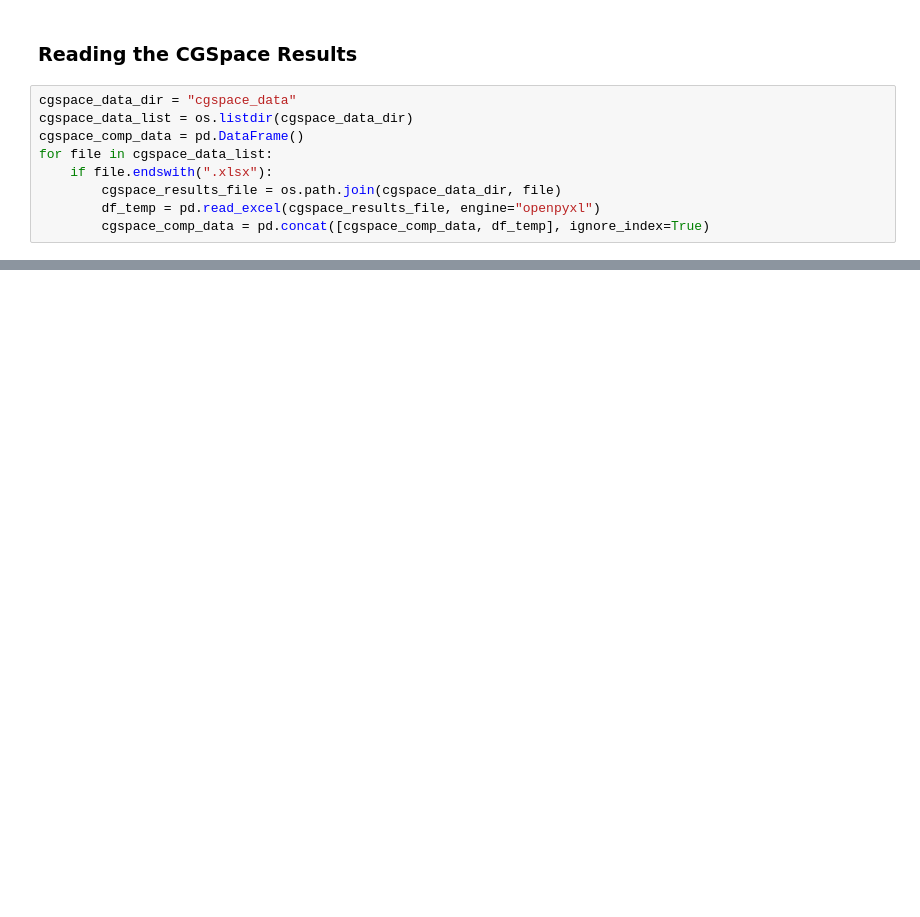
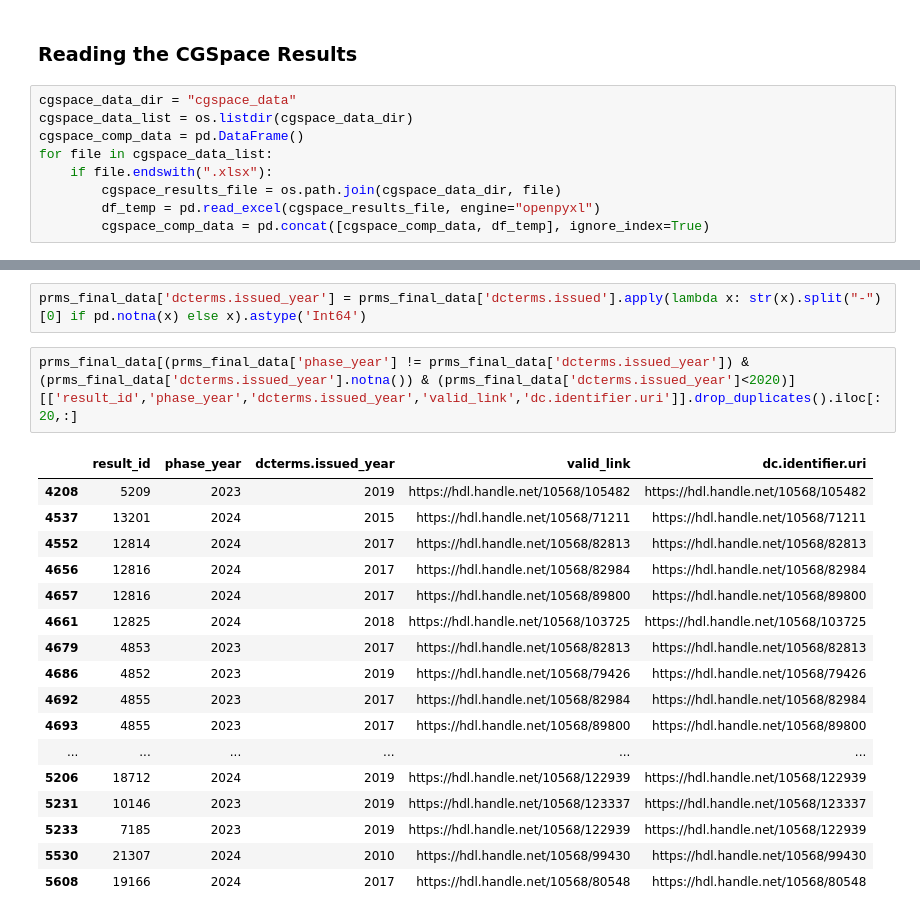
Before and after one commit to cgiar-ppu/cgspace-docs-prms-results-merge, a Jupyter notebook: merge_cgspace_prms.ipynb, the cells around one changed output, grey strips where cells are left out. Cells and saved outputs as stored; diff of their text form; blank space fills up the shorter version.

```diff
--- a/merge_cgspace_prms.ipynb
+++ b/merge_cgspace_prms.ipynb
@@ -93,0 +142,22 @@ prms_final_data
+# %%
+prms_final_data['dcterms.issued_year'] = prms_final_data['dcterms.issued'].apply(lambda x: str(x).split("-")[0] if pd.notna(x) else x).astype('Int64')
+# %%
+prms_final_data[(prms_final_data['phase_year'] != prms_final_data['dcterms.issued_year']) & (prms_final_data['dcterms.issued_year'].notna()) & (prms_final_data['dcterms.issued_year']<2020)][['result_id','phase_year','dcterms.issued_year','valid_link','dc.identifier.uri']].drop_duplicates().iloc[:20,:]
+# %% [output]
+|  | result_id | phase_year | dcterms.issued_year | valid_link | dc.identifier.uri |
+| 4208 | 5209 | 2023 | 2019 | https://hdl.handle.net/10568/105482 | https://hdl.handle.net/10568/105482 |
+| 4537 | 13201 | 2024 | 2015 | https://hdl.handle.net/10568/71211 | https://hdl.handle.net/10568/71211 |
+| 4552 | 12814 | 2024 | 2017 | https://hdl.handle.net/10568/82813 | https://hdl.handle.net/10568/82813 |
+| 4656 | 12816 | 2024 | 2017 | https://hdl.handle.net/10568/82984 | https://hdl.handle.net/10568/82984 |
+| 4657 | 12816 | 2024 | 2017 | https://hdl.handle.net/10568/89800 | https://hdl.handle.net/10568/89800 |
+| 4661 | 12825 | 2024 | 2018 | https://hdl.handle.net/10568/103725 | https://hdl.handle.net/10568/103725 |
+| 4679 | 4853 | 2023 | 2017 | https://hdl.handle.net/10568/82813 | https://hdl.handle.net/10568/82813 |
+| 4686 | 4852 | 2023 | 2019 | https://hdl.handle.net/10568/79426 | https://hdl.handle.net/10568/79426 |
+| 4692 | 4855 | 2023 | 2017 | https://hdl.handle.net/10568/82984 | https://hdl.handle.net/10568/82984 |
+| 4693 | 4855 | 2023 | 2017 | https://hdl.handle.net/10568/89800 | https://hdl.handle.net/10568/89800 |
+| ... | ... | ... | ... | ... | ... |
+| 5206 | 18712 | 2024 | 2019 | https://hdl.handle.net/10568/122939 | https://hdl.handle.net/10568/122939 |
+| 5231 | 10146 | 2023 | 2019 | https://hdl.handle.net/10568/123337 | https://hdl.handle.net/10568/123337 |
+| 5233 | 7185 | 2023 | 2019 | https://hdl.handle.net/10568/122939 | https://hdl.handle.net/10568/122939 |
+| 5530 | 21307 | 2024 | 2010 | https://hdl.handle.net/10568/99430 | https://hdl.handle.net/10568/99430 |
+| 5608 | 19166 | 2024 | 2017 | https://hdl.handle.net/10568/80548 | https://hdl.handle.net/10568/80548 |
```
Also changed, not shown: parts of 13 cells of this notebook, 1 other file.
